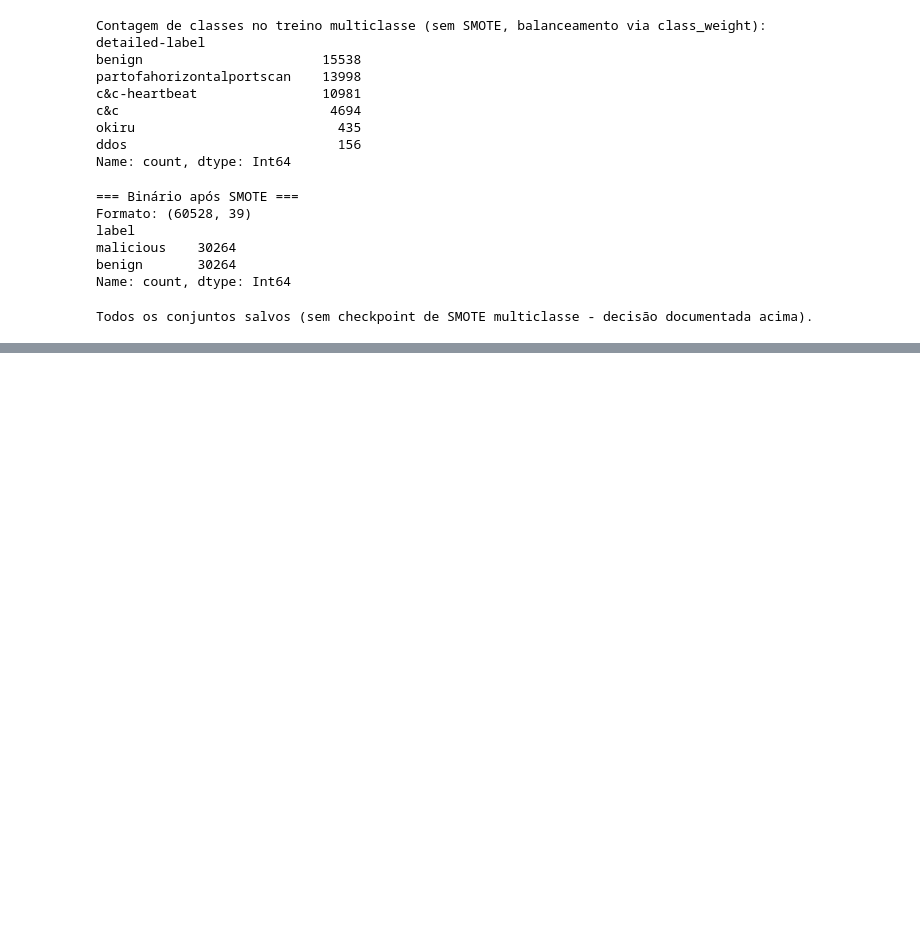
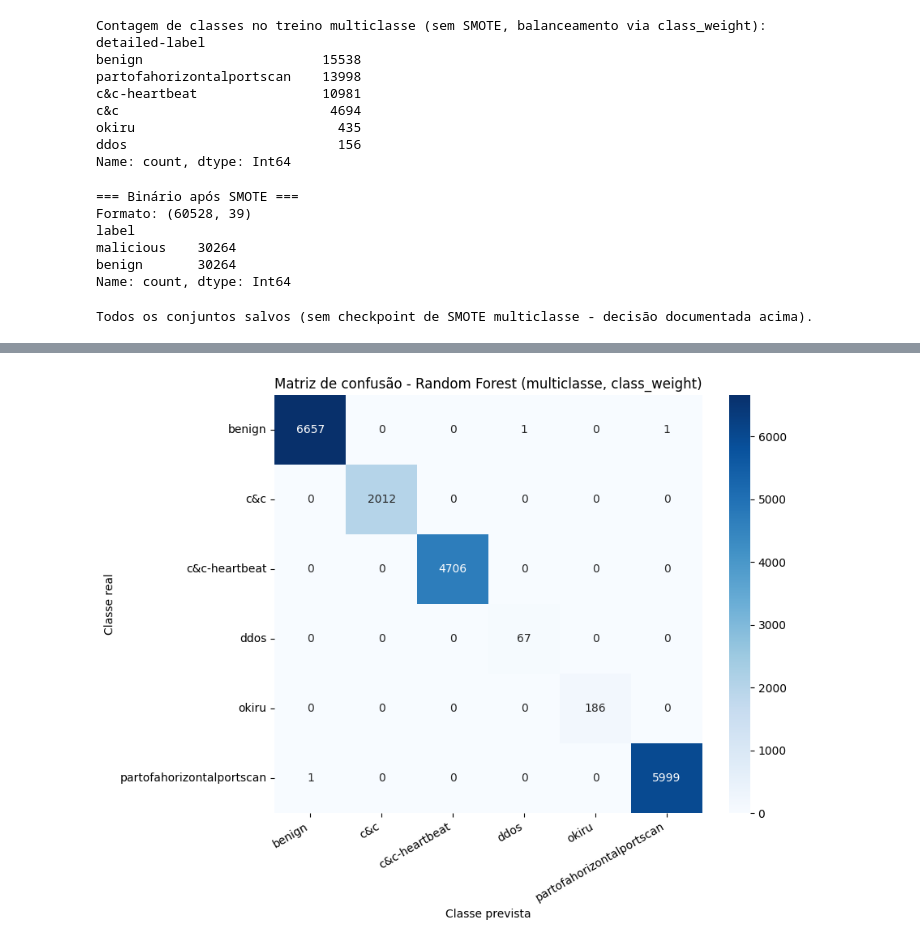
Before and after one commit to muriloklein/tcc, a Jupyter notebook: notebooks/tcc.ipynb, the cells around one changed output, grey strips where cells are left out. Drawn from its saved outputs; the diff is of its cells as text; code cells hidden in the pictures; blank space fills up the shorter version.

```diff
--- a/notebooks/tcc.ipynb
+++ b/notebooks/tcc.ipynb
@@ -902,0 +884,18 @@ dtype: float64
+# %%
+# Random Forest multiclasse - dados originais + class_weight='balanced'
+rf_multi_cw = RandomForestClassifier(
+    n_estimators=100,
+    class_weight="balanced",
+    random_state=42,
+    n_jobs=-1
+)
+
+inicio = time.time()
+rf_multi_cw.fit(X_treino_norm, y_multi_treino)
+tempo_treino_multi = time.time() - inicio
+
+y_pred_multi = rf_multi_cw.predict(X_teste_norm)
+
+print(f"Tempo de treino: {tempo_treino_multi:.2f}s")
+print("\n=== Random Forest (multiclasse) - class_weight ===")
+print(classification_report(y_multi_teste, y_pred_multi))
@@ -902,0 +918,18 @@ dtype: float64
+# %%
+# Matriz de confusão - RF multiclasse
+matriz_confusao = confusion_matrix(y_multi_teste, y_pred_multi, labels=rf_multi_cw.classes_)
+
+plt.figure(figsize=(9, 7))
+sns.heatmap(
+    matriz_confusao, annot=True, fmt="d", cmap="Blues",
+    xticklabels=rf_multi_cw.classes_, yticklabels=rf_multi_cw.classes_
+)
+plt.title("Matriz de confusão - Random Forest (multiclasse, class_weight)")
+plt.xlabel("Classe prevista")
+plt.ylabel("Classe real")
+plt.xticks(rotation=30, ha="right")
+plt.tight_layout()
+plt.savefig(os.path.join(FIGURAS_DIR, "matriz_confusao_rf_multiclasse.png"), dpi=300, bbox_inches="tight")
+plt.show()
+# %% [output]
+[figure, added]
```
Also changed, not shown: parts of 16 cells of this notebook, 1 other file.
